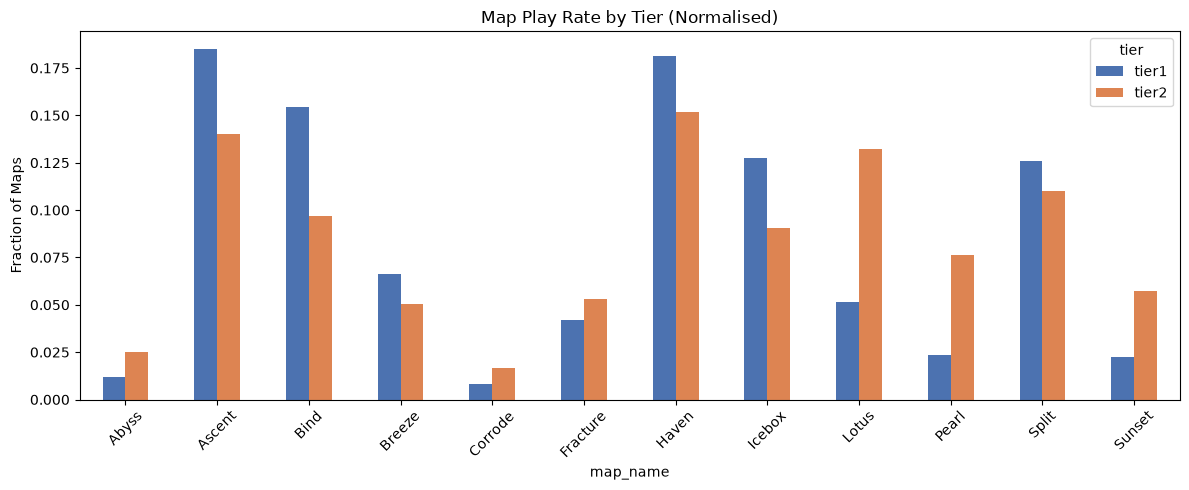
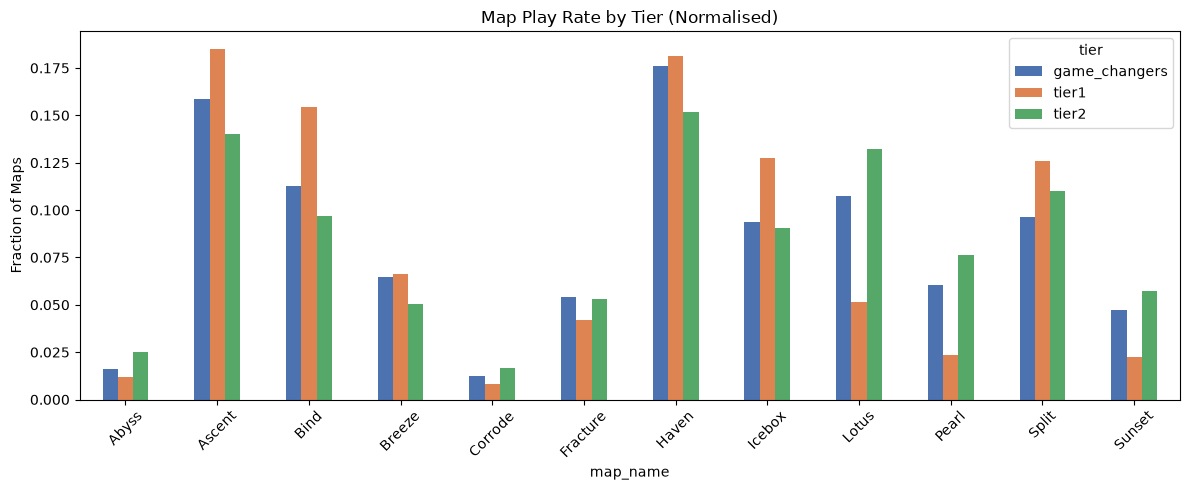
The change to this notebook cell's code, shown as a diff; its figure went from the first image to the second:
--- before
+++ after
@@ -3,5 +3,5 @@
 map_freq_norm = map_freq.div(map_freq.sum(axis=1), axis=0)
 fig, ax = plt.subplots(figsize=(12,5))
-map_freq_norm.T.plot(kind='bar', ax=ax, color=['#4C72B0','#DD8452'])
+map_freq_norm.T.plot(kind='bar', ax=ax, color=['#4C72B0','#DD8452','#55A868'])
 ax.set_title('Map Play Rate by Tier (Normalised)')
 ax.set_ylabel('Fraction of Maps')

Commit: include game changers